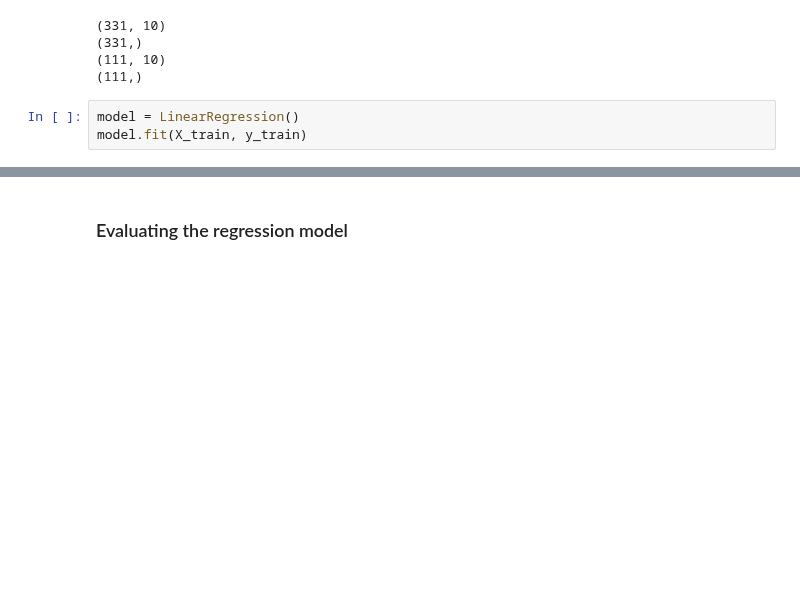
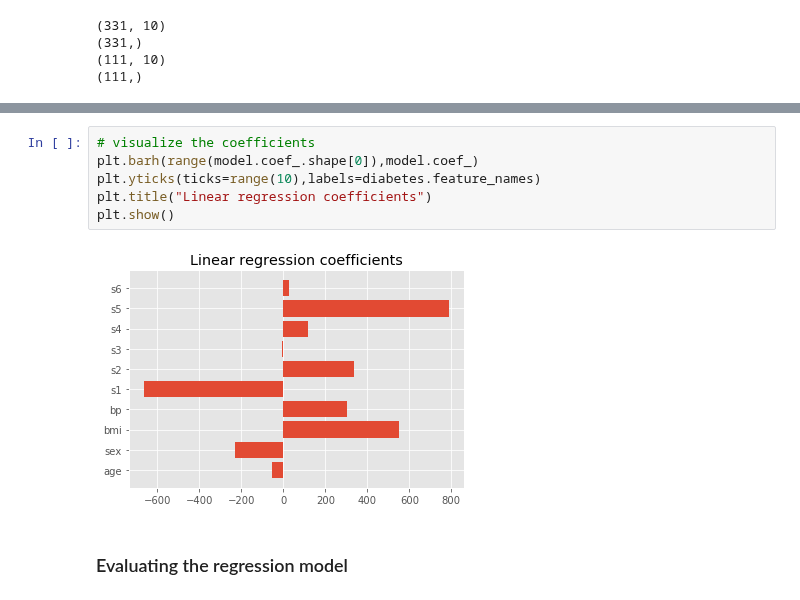
Before and after one commit to oercompbiomed/CBM101, a Jupyter notebook: F_Machine_learning/2_Supervised-Learning/3_Regression.ipynb, the cells around one changed output, grey strips where cells are left out. Saved outputs shown, nothing was run; the diff lists cells and outputs as text; blank space fills up the shorter version.

Commit message:
fixed bug, added model evaluation and coef inspection

```diff
--- a/F_Machine_learning/2_Supervised-Learning/3_Regression.ipynb
+++ b/F_Machine_learning/2_Supervised-Learning/3_Regression.ipynb
@@ -252,6 +259,3 @@ for s in (X_train, y_train, X_test, y_test):
 (331,)
 (111, 10)
 (111,)
-# %%
-model = LinearRegression()
-model.fit(X_train, y_train)
@@ -260,3 +275,11 @@ LinearRegression(copy_X=True, fit_intercept=True, n_jobs=None, normalize=False)
+# %%
+# visualize the coefficients
+plt.barh(range(model.coef_.shape[0]),model.coef_)
+plt.yticks(ticks=range(10),labels=diabetes.feature_names)
+plt.title("Linear regression coefficients")
+plt.show()
+# %% [output]
+[figure, added]
 # %% [markdown]
 ### Evaluating the regression model
 # %%
```
Also changed, not shown: parts of 10 cells of this notebook.
